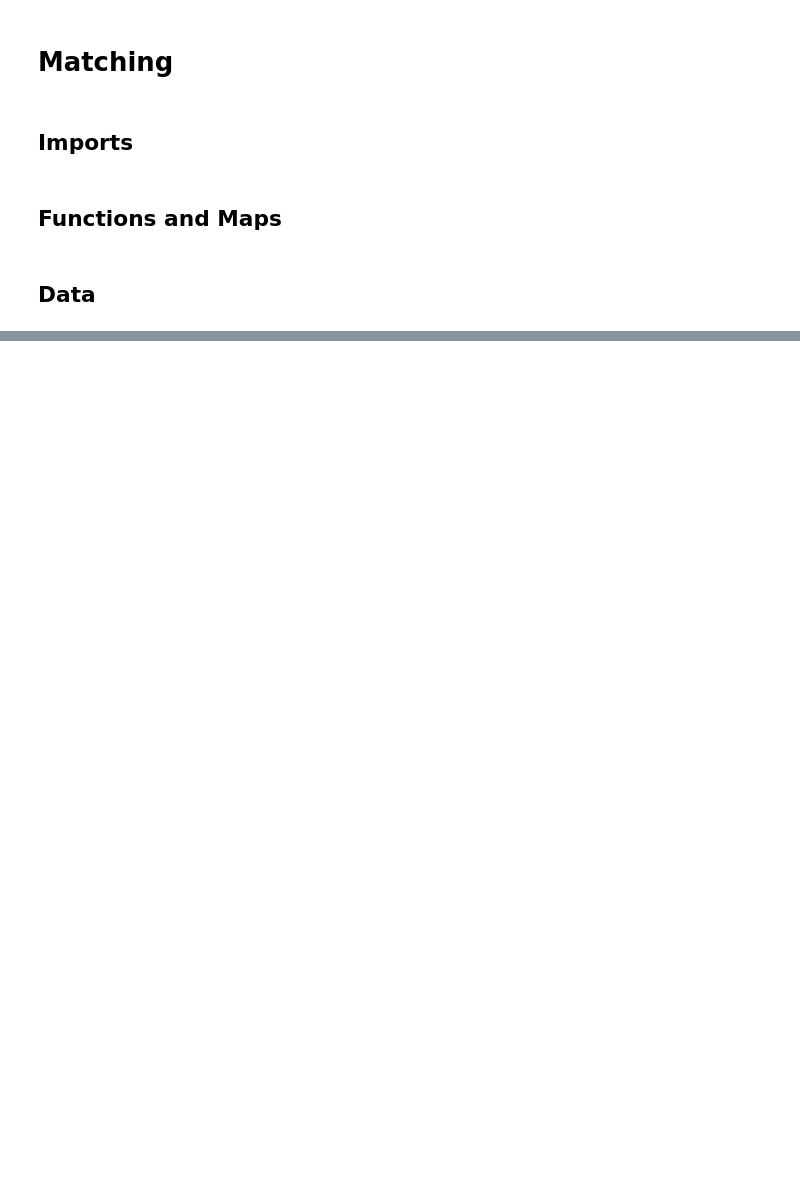
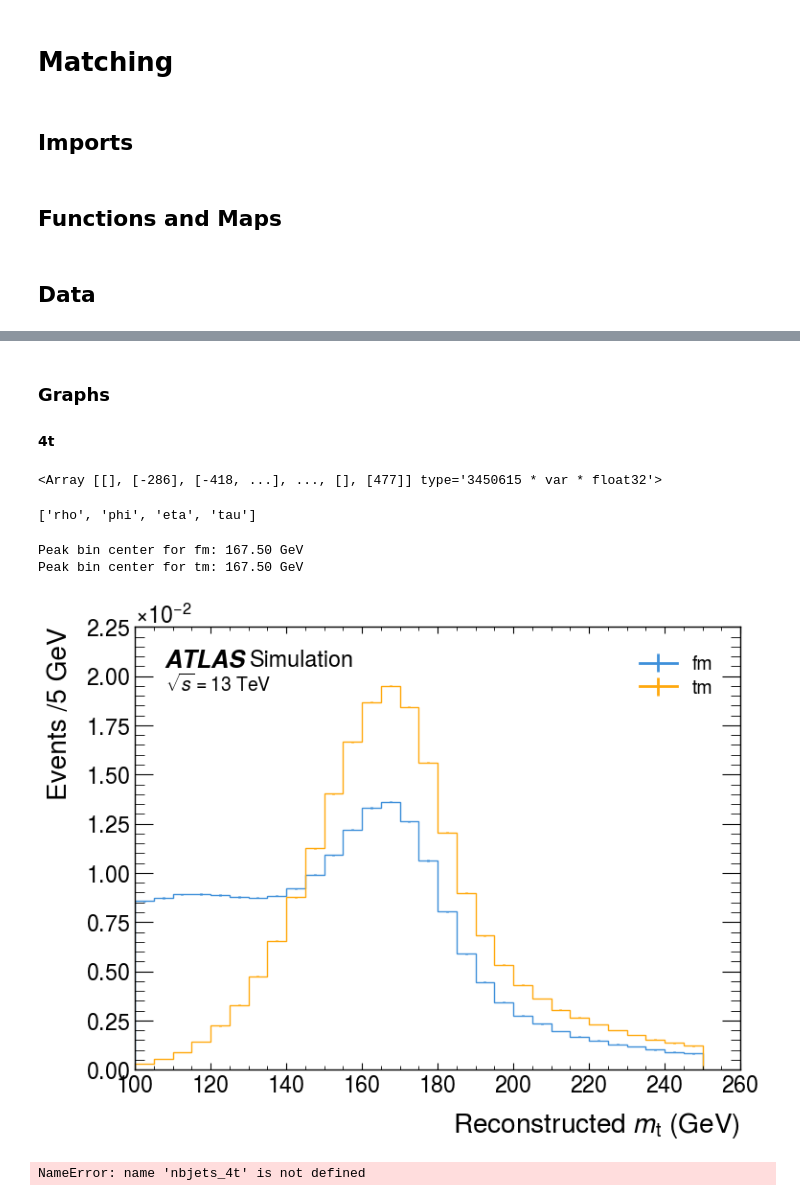
Before and after one commit to archiebrooks02/MPHYS-4Top, a Jupyter notebook: matching_bigger_data.ipynb, the cells around one changed output, grey strips where cells are left out. Drawn from its saved outputs; the diff is of its cells as text; code cells hidden in the pictures; blank space fills up the shorter version.

```diff
--- a/matching_bigger_data.ipynb
+++ b/matching_bigger_data.ipynb
@@ -1669,0 +600,15 @@ with  uproot.recreate(f"sm_3tj_2L_02Dec.root") as file:
+# %%
+print(0)
+final_reco_leptons_4t = reco_4t_leptons[clean_bools_4t]
+reco_lepton_count_4t = ak.num(final_reco_leptons_4t.rho)
+final_reco_4t = reco_4t[clean_bools_4t]
+final_jet_btag_4t = jet_btag_4t[clean_bools_4t]
+jet_vertex_ids_4t = ak.to_numpy(ak.fill_none(ak.pad_none((ak.zeros_like(final_jet_btag_4t, dtype=int)), ak.max(ak.num(final_jet_btag_4t))+1), np.nan))
+lepton_vertex_ids_4t = ak.zeros_like(final_reco_leptons_4t)
+zipped_reco_4t = ak.zip({'reco': matched_4t['reco'], 'reco id': reco_ids_4t, 'truth id': matched_4t['truth']['id']})
+print(1)
+[hadronic_tops_4t, hadronic_reco_ids_4t, hadronic_truth_ids_4t], [leptonic_tops_4t, leptonic_reco_ids_4t, leptonic_truth_ids_4t], [tops_4t, reco_ids_4t, truth_ids_4t] = top_identifier(zipped_reco_4t, masked_indices_4t, '4t')
+hadronic_reco_ids_np_4t = ak.to_numpy(ak.fill_none(ak.pad_none(hadronic_reco_ids_4t, ak.max(ak.num(hadronic_reco_ids_4t))), 20))
+hadronic_truth_ids_np_4t = ak.to_numpy(ak.fill_none(ak.pad_none(hadronic_truth_ids_4t, ak.max(ak.num(hadronic_truth_ids_4t))), np.nan))
+x = np.arange(len(hadronic_reco_ids_np_4t))[:, None]
+jet_vertex_ids_4t[x,hadronic_reco_ids_np_4t] = hadronic_truth_ids_np_4t
@@ -1669,0 +652,18 @@ with  uproot.recreate(f"sm_3tj_2L_02Dec.root") as file:
+# %%
+mask_0L = (reco_lepton_count_4t == 0)
+mask_1L = (reco_lepton_count_4t == 1)
+mask_2L = (reco_lepton_count_4t == 2)
+mask_3L = (reco_lepton_count_4t == 3)
+mask_4L = (reco_lepton_count_4t == 4)
+
+reco_4t_0L, jet_btag_4t_0L, jet_vertex_ids_0L = final_reco_4t[mask_0L], final_jet_btag_4t[mask_0L], jet_vertex_ids_4t[mask_0L]
+reco_4t_1L, jet_btag_4t_1L, jet_vertex_ids_1L = final_reco_4t[mask_1L], final_jet_btag_4t[mask_1L], jet_vertex_ids_4t[mask_1L]
+reco_4t_2L, jet_btag_4t_2L, jet_vertex_ids_2L = final_reco_4t[mask_2L], final_jet_btag_4t[mask_2L], jet_vertex_ids_4t[mask_2L]
+reco_4t_3L, jet_btag_4t_3L, jet_vertex_ids_3L = final_reco_4t[mask_3L], final_jet_btag_4t[mask_3L], jet_vertex_ids_4t[mask_3L]
+reco_4t_4L, jet_btag_4t_4L, jet_vertex_ids_4L = final_reco_4t[mask_4L], final_jet_btag_4t[mask_4L], jet_vertex_ids_4t[mask_4L]
+
+tops_4t_0L = tops_4t[mask_0L]
+tops_4t_1L = tops_4t[mask_1L]
+tops_4t_2L = tops_4t[mask_2L]
+tops_4t_3L = tops_4t[mask_3L]
+tops_4t_4L = tops_4t[mask_4L]
@@ -1669,0 +1383,44 @@ with  uproot.recreate(f"sm_3tj_2L_02Dec.root") as file:
+# %% [markdown]
+### Graphs
+#### 4t
+# %%
+tops_4t_0L['z']
+# %% [output]
+<Array [[], [-286], [-418, ...], ..., [], [477]] type='3450615 * var * float32'>
+# %%
+fm_tops.fields
+# %% [output]
+['rho', 'phi', 'eta', 'tau']
+# %%
+fig, ax = plt.subplots(nrows = 1, ncols = 1, figsize = (8,6))
+histogram([ak.flatten(tops_4t_1L).m, ak.flatten(hadronic_tops_4t).m], 30, ['fm', 'tm','dm','sm'], ax, density = True, x_units='GeV', print_peak=True, set_range=(100,250))
+ax.set_xlabel(r'Reconstructed $m_\mathrm{t}$ (GeV)')
+ax.legend(loc='upper right')
+plt.subplots_adjust(hspace=0.25, wspace=0.28)
+plt.savefig('3t_4t_comparison.png', dpi=300)
+plt.show()
+# %% [output]
+Peak bin center for fm: 167.50 GeV
+Peak bin center for tm: 167.50 GeV
+[figure, added]
+# %%
+df = pd.DataFrame({
+    r"$N_{bjets}$ ≥ 2": ak.to_numpy(nbjets_4t < 2),
+    r"$N_{jets}$ ≥ 6": ak.to_numpy(njets_4t < 6),
+    r"$H_T$ > 500 GeV": ak.to_numpy(~ht_mask_4t),
+    r"Lep $p_T^{max}$ > 28 GeV": ak.to_numpy(~max_pt_mask_4t),
+})
+
+# Convert DataFrame into UpSet format
+upset_data = from_indicators(df.columns, df)
+
+# Plot the UpSet diagram
+upset = UpSet(upset_data, show_percentages=True)
+
+# Create the plot
+fig = plt.figure(figsize=(30, 10))
+plot(upset_data, element_size=70, show_percentages=True, facecolor = 'red')
+plt.savefig("3tW.png")
+plt.show()
+# %% [output]
+NameError: name 'nbjets_4t' is not defined
```
Also changed, not shown: parts of 124 cells of this notebook.
